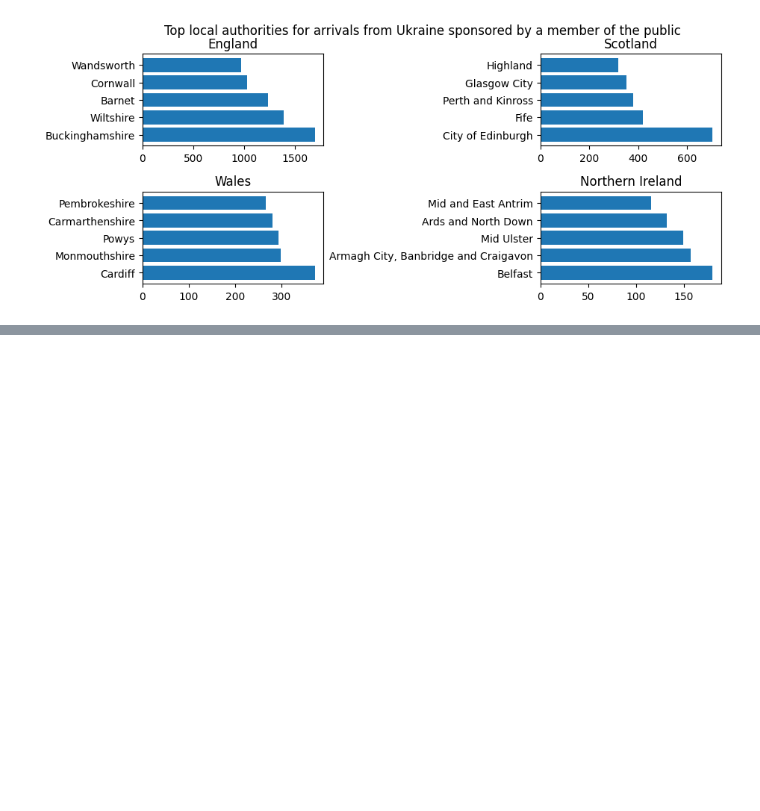
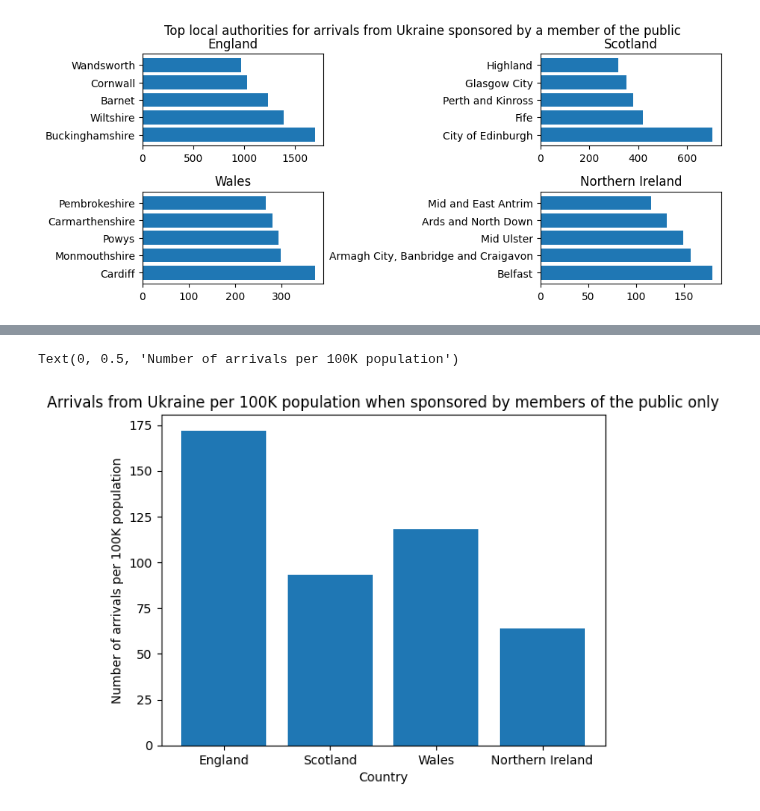
Before and after one commit to yuliiabosher/Python-with-Data-course, a Jupyter notebook: Worksheets/Data_Exploration_project.ipynb, the cells around one changed output, grey strips where cells are left out. Drawn from its saved outputs; the diff is of its cells as text; code cells hidden in the pictures; blank space fills up the shorter version.

```diff
--- a/Worksheets/Data_Exploration_project.ipynb
+++ b/Worksheets/Data_Exploration_project.ipynb
@@ -260,0 +261,16 @@ Text(0, 0.5, 'Number of arrivals per 100K population')
+# %%
+pm_country_total = members_of_public.groupby('Country').sum(numeric_only=True)
+pm_country_100K = {
+    'England': [round(pm_country_total['Arrivals']['England']/population['England'][7]*100000)],
+    'Scotland': [round(pm_country_total['Arrivals']['Scotland']/population['Scotland'][7]*100000)],
+    'Wales': [round(pm_country_total['Arrivals']['Wales']/population['Wales '][7]*100000)],
+    'Northern Ireland': [round(pm_country_total['Arrivals']['Northern Ireland']/population['Northern Ireland '][7]*100000)]
+}
+pm_country_100K_df = pd.DataFrame(pm_country_100K)
+plt.bar(pm_country_100K_df.keys(), pm_country_100K_df.iloc[0])
+plt.title('Arrivals from Ukraine per 100K population when sponsored by members of the public only')
+plt.xlabel('Country')
+plt.ylabel('Number of arrivals per 100K population')
+# %% [output]
+Text(0, 0.5, 'Number of arrivals per 100K population')
+[figure, added]
```
Also changed, not shown: parts of 1 cell of this notebook.
